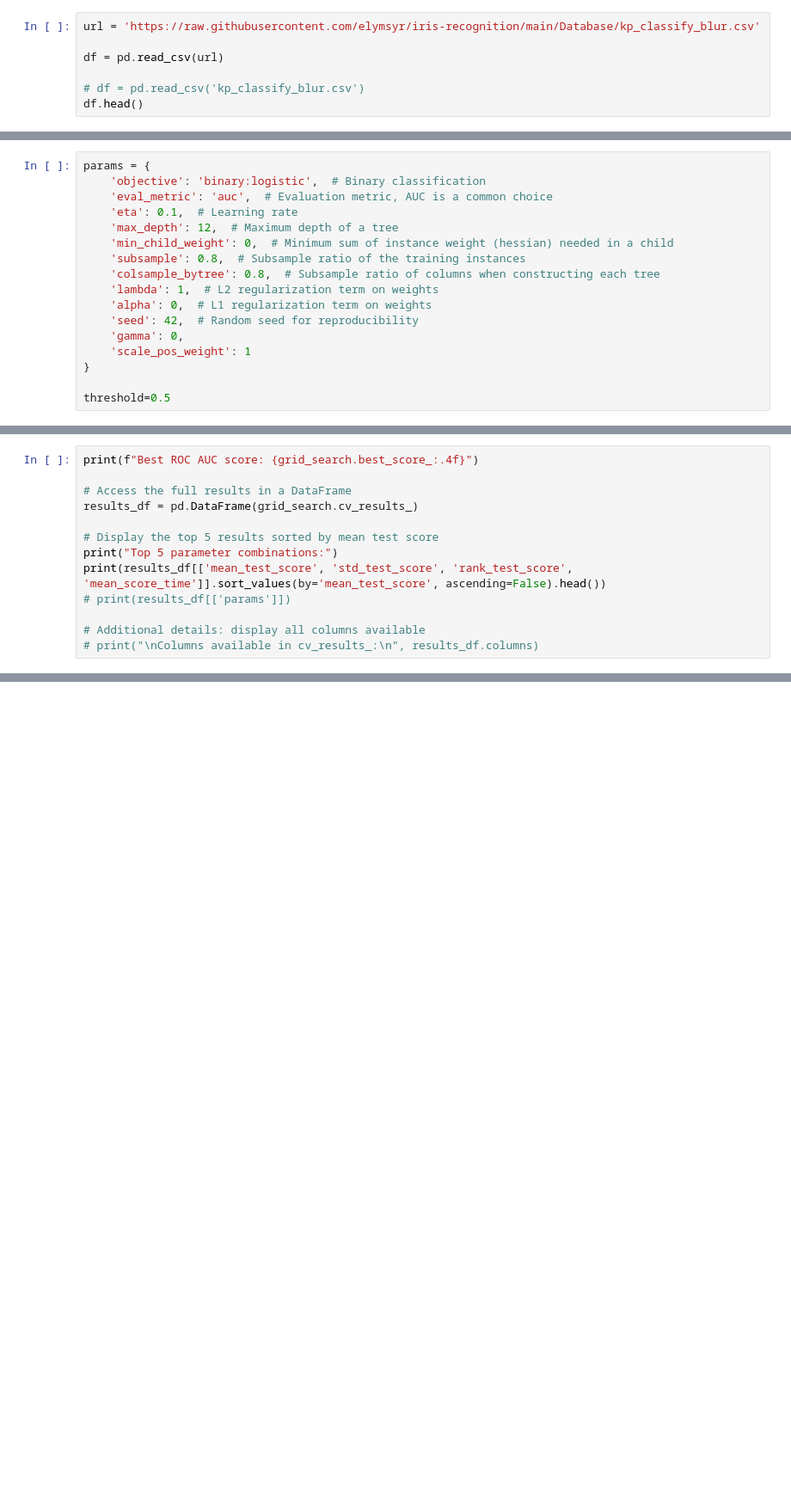
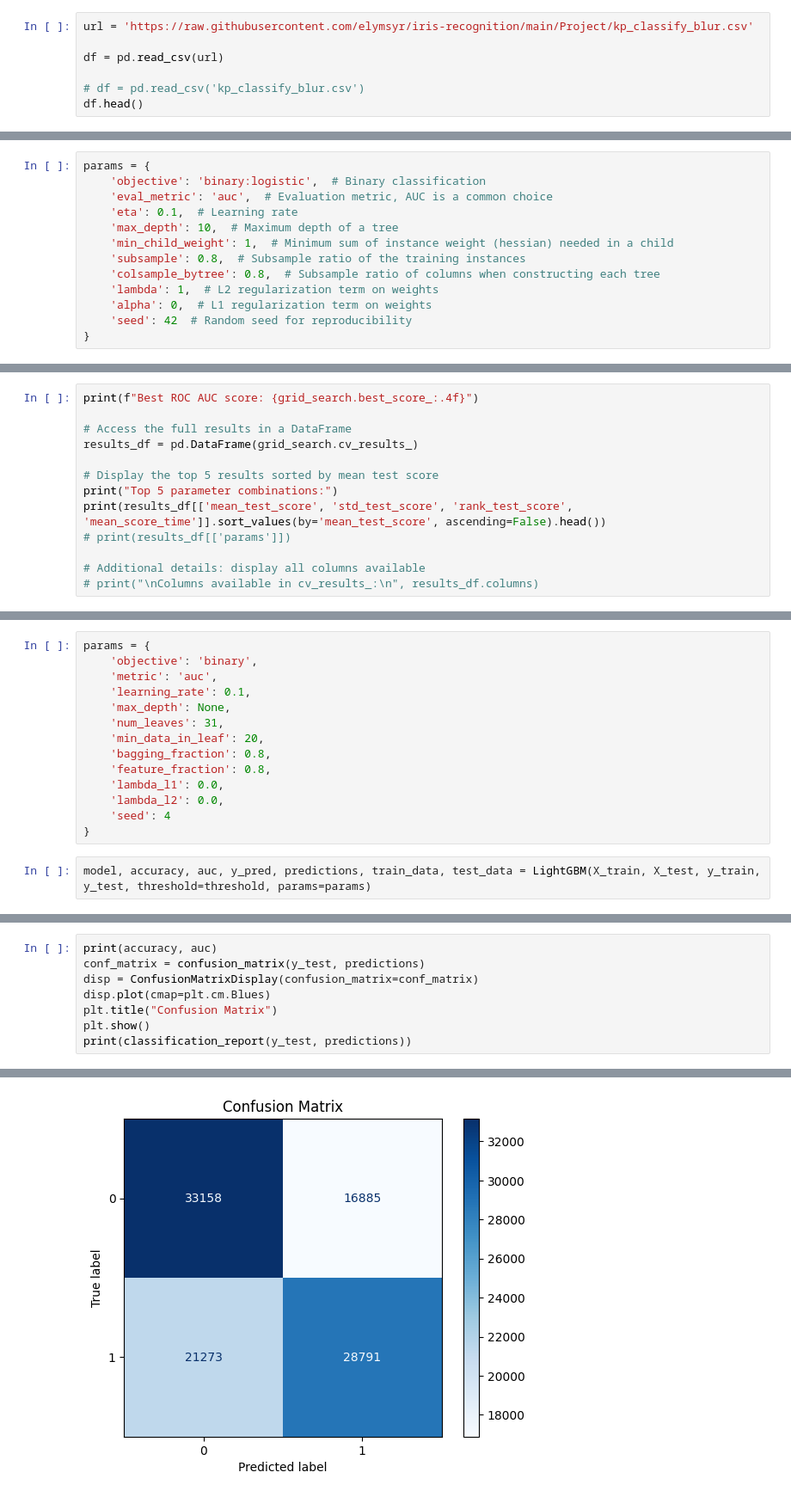
Before and after one commit to elymsyr/iris-recognition, a Jupyter notebook: Scripts/model_n_gridsearch.ipynb, the cells around one changed output, grey strips where cells are left out. Shown at 86% size. Drawn from its saved outputs; the diff is of its cells as text; blank space fills up the shorter version.

Commit message:
Update Training Model Tetsts

```diff
--- a/Scripts/model_n_gridsearch.ipynb
+++ b/Scripts/model_n_gridsearch.ipynb
@@ -21,5 +21,5 @@ from sklearn.metrics import classification_report
 # %%
-url = 'https://raw.githubusercontent.com/elymsyr/iris-recognition/main/Database/kp_classify_blur.csv'
+url = 'https://raw.githubusercontent.com/elymsyr/iris-recognition/main/Project/kp_classify_blur.csv'
 
 df = pd.read_csv(url)
 
@@ -129,18 +132,14 @@ params = {
     'objective': 'binary:logistic',  # Binary classification
     'eval_metric': 'auc',  # Evaluation metric, AUC is a common choice
     'eta': 0.1,  # Learning rate
-    'max_depth': 12,  # Maximum depth of a tree
-    'min_child_weight': 0,  # Minimum sum of instance weight (hessian) needed in a child
+    'max_depth': 10,  # Maximum depth of a tree
+    'min_child_weight': 1,  # Minimum sum of instance weight (hessian) needed in a child
     'subsample': 0.8,  # Subsample ratio of the training instances
     'colsample_bytree': 0.8,  # Subsample ratio of columns when constructing each tree
     'lambda': 1,  # L2 regularization term on weights
     'alpha': 0,  # L1 regularization term on weights
-    'seed': 42,  # Random seed for reproducibility
-    'gamma': 0,
-    'scale_pos_weight': 1
+    'seed': 42  # Random seed for reproducibility
 }
-
-threshold=0.5
 # %%
 bst, accuracy, auc, y_pred, predictions, dtrain, dtest = XGBoost(X_train, X_test, y_train, y_test, threshold=threshold, params=params)
 # %%
@@ -200,0 +255,16 @@ print(results_df[['mean_test_score', 'std_test_score', 'rank_test_score', 'mean_
+# %%
+params = {
+    'objective': 'binary',
+    'metric': 'auc',
+    'learning_rate': 0.1,
+    'max_depth': None,
+    'num_leaves': 31,
+    'min_data_in_leaf': 20,
+    'bagging_fraction': 0.8,
+    'feature_fraction': 0.8,
+    'lambda_l1': 0.0,
+    'lambda_l2': 0.0,
+    'seed': 4
+}
+# %%
+model, accuracy, auc, y_pred, predictions, train_data, test_data = LightGBM(X_train, X_test, y_train, y_test, threshold=threshold, params=params)
@@ -200,0 +281,9 @@ print(results_df[['mean_test_score', 'std_test_score', 'rank_test_score', 'mean_
+# %%
+print(accuracy, auc)
+conf_matrix = confusion_matrix(y_test, predictions)
+disp = ConfusionMatrixDisplay(confusion_matrix=conf_matrix)
+disp.plot(cmap=plt.cm.Blues)
+plt.title("Confusion Matrix")
+plt.show()
+print(classification_report(y_test, predictions))
+# %% [output]
@@ -200,0 +291 @@ print(results_df[['mean_test_score', 'std_test_score', 'rank_test_score', 'mean_
+[figure, added]
```
Also changed, not shown: parts of 33 cells of this notebook.
